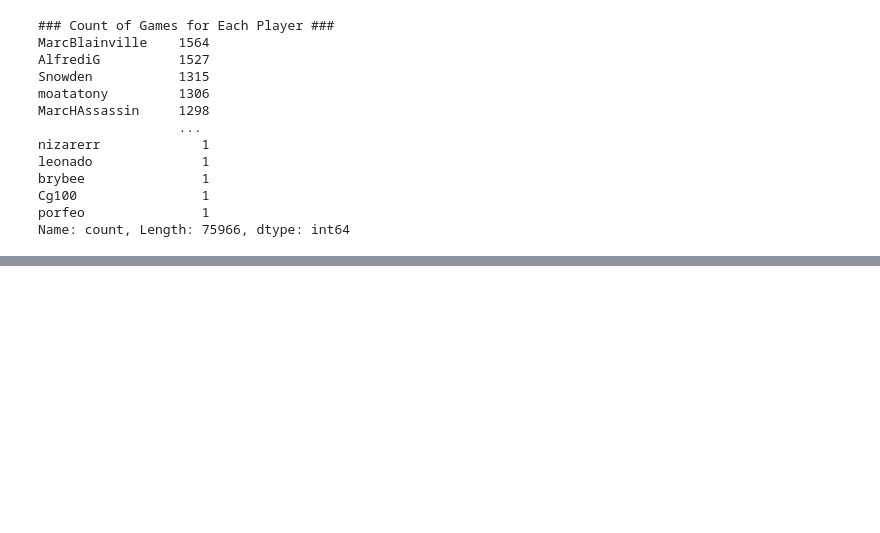
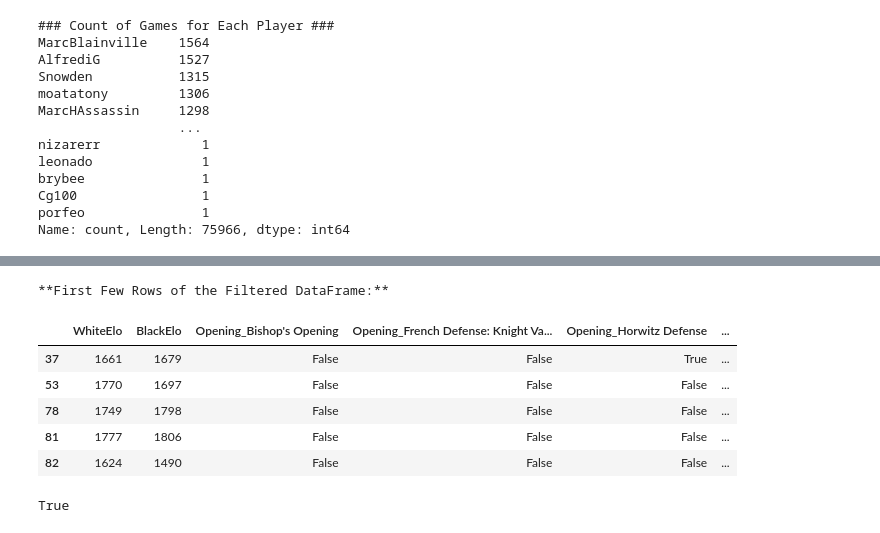
Before and after one commit to joelsebbu/chess_analytics, a Jupyter notebook: EDA.ipynb, the cells around one changed output, grey strips where cells are left out. Cells and saved outputs as stored; diff of their text form; code cells hidden in the pictures; blank space fills up the shorter version.

```diff
--- a/EDA.ipynb
+++ b/EDA.ipynb
@@ -323,0 +455,26 @@ display(opening_win_rates)
+# %%
+# one hot encoding for result
+encoded = pd.get_dummies(class_b_games[['Result']], columns = ['Result'])
+
+# concatenate the encoded DataFrame with the original DataFrame
+class_b_games = pd.concat([class_b_games, encoded], axis=1)
+
+# drop the original 'Resukt' column
+class_b_games = class_b_games.drop('Result', axis=1)
+
+# Display the first few rows of the filtered DataFrame
+print("\n**First Few Rows of the Filtered DataFrame:**")
+display(class_b_games.head())
+# %% [output]
+**First Few Rows of the Filtered DataFrame:**
+|  | WhiteElo | BlackElo | Opening_Bishop's Opening | Opening_French Defense: Knight Va... | Opening_Horwitz Defense | ... |
+| 37 | 1661 | 1679 | False | False | True | ... |
+| 53 | 1770 | 1697 | False | False | False | ... |
+| 78 | 1749 | 1798 | False | False | False | ... |
+| 81 | 1777 | 1806 | False | False | False | ... |
+| 82 | 1624 | 1490 | False | False | False | ... |
+# %%
+# checking if all the rows contain the Boolean value True two times - one for opening and one for result
+print(class_b_games.apply(lambda row: row.value_counts()[True] == 2, axis=1).all())
+# %% [output]
+True
```
Also changed, not shown: parts of 8 cells of this notebook.
